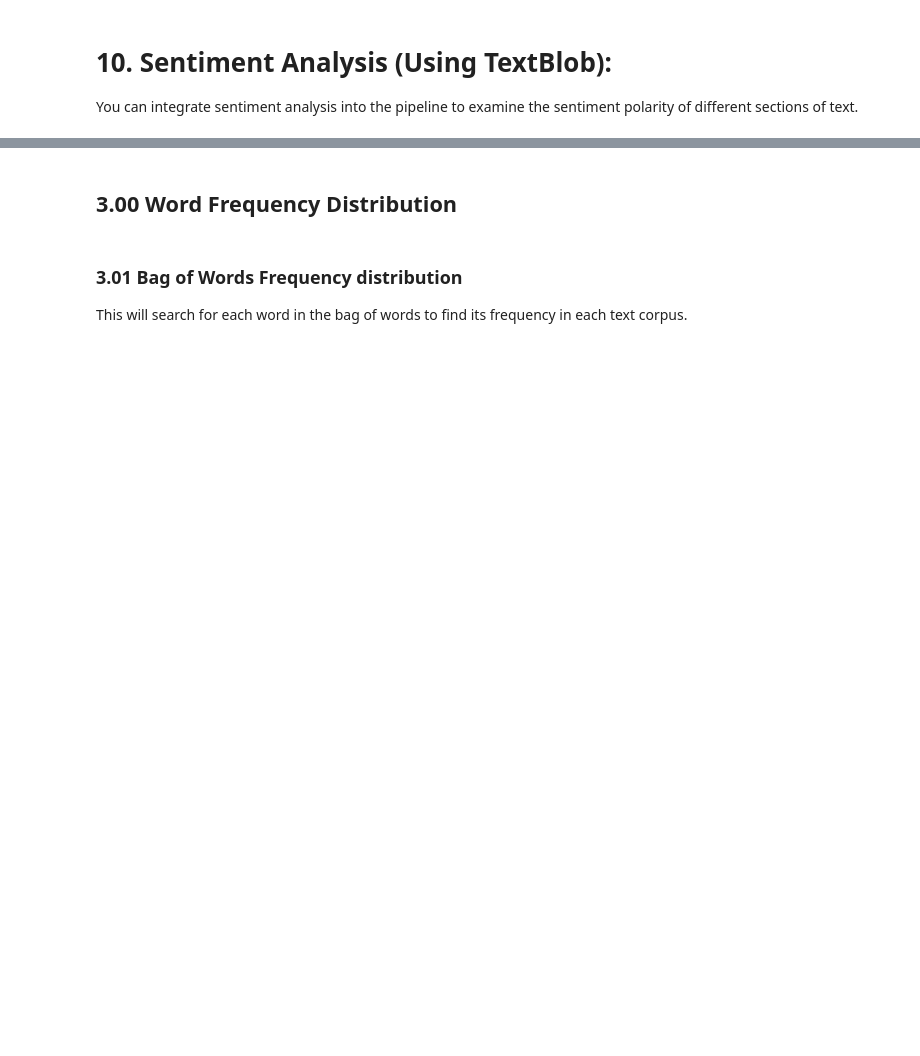
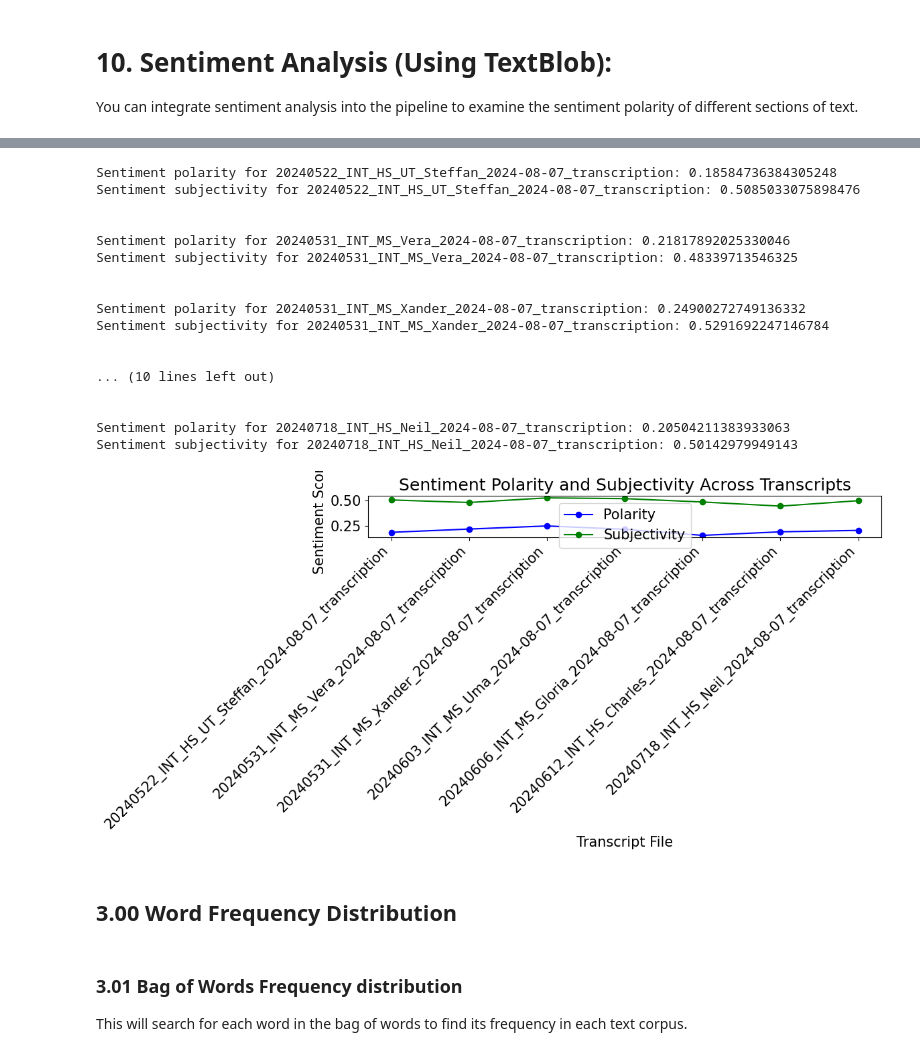
Before and after one commit to mrhallonline/NLP_Pipeline4Researchers, a Jupyter notebook: 03_NLTK_NLP_Pipeline_V6.ipynb, the cells around one changed output, grey strips where cells are left out. Saved outputs shown, nothing was run; the diff lists cells and outputs as text; code cells hidden in the pictures; blank space fills up the shorter version.

```diff
--- a/03_NLTK_NLP_Pipeline_V6.ipynb
+++ b/03_NLTK_NLP_Pipeline_V6.ipynb
@@ -654,9 +1652,17 @@ You can integrate sentiment analysis into the pipeline to examine the sentiment
 # %%
 from textblob import TextBlob
 
-for file_path, text_obj in nltk_texts.items():
-    text = ' '.join(text_obj)  # Convert NLTK Text object back to string for sentiment analysis
-    blob = TextBlob(text)
-    print(f"Sentiment polarity for {file_path}: {blob.sentiment.polarity}")
-    print(f"Sentiment subjectivity for {file_path}: {blob.sentiment.subjectivity}")
-    print("\n")
+# Loop over the processed transcripts
+for df, filename in processed_transcripts:
+    # Retrieve the NLTK Text object from the DataFrame's attributes
+    nltk_text_obj = df.attrs.get('nltk_text_object', None)
+
+    if nltk_text_obj is not None:
+        # Convert NLTK Text object back to string for sentiment analysis
+        text = ' '.join(nltk_text_obj)
+        blob = TextBlob(text)
+        print(f"Sentiment polarity for {filename}: {blob.sentiment.polarity}")
+        print(f"Sentiment subjectivity for {filename}: {blob.sentiment.subjectivity}")
+        print("\n")
+    else:
+        print(f"No NLTK Text object available for {filename}")
@@ -666,45 +1690,71 @@ import matplotlib.pyplot as plt
 import os
 
 # Lists to store results for plotting
 file_paths = []
 polarity_scores = []
 subjectivity_scores = []
 
 # Sentiment analysis using TextBlob
-for file_path, text_obj in nltk_texts.items():
-    text = ' '.join(text_obj)  # Convert NLTK Text object back to string for sentiment analysis
-    blob = TextBlob(text)
+for df, filename in processed_transcripts:
+    # Retrieve the NLTK Text object from the DataFrame's attributes
+    nltk_text_obj = df.attrs.get('nltk_text_object', None)
 
-    # Append the shortened file name (just the last part of the path) and sentiment scores for plotting
-    short_name = os.path.basename(file_path)
-    file_paths.append(short_name)
-    polarity_scores.append(blob.sentiment.polarity)
-    subjectivity_scores.append(blob.sentiment.subjectivity)
+    if nltk_text_obj is not None:
+        # Convert NLTK Text object back to string for sentiment analysis
+        text = ' '.join(nltk_text_obj)
+        blob = TextBlob(text)
 
-    # Print the sentiment analysis results
-    print(f"Sentiment polarity for {file_path}: {blob.sentiment.polarity}")
-    print(f"Sentiment subjectivity for {file_path}: {blob.sentiment.subjectivity}")
-    print("\n")
+        # Append the shortened file name and sentiment scores for plotting
+        short_name = os.path.basename(filename)
+        file_paths.append(short_name)
+        polarity_scores.append(blob.sentiment.polarity)
+        subjectivity_scores.append(blob.sentiment.subjectivity)
+
+        # Print the sentiment analysis results
+        print(f"Sentiment polarity for {filename}: {blob.sentiment.polarity}")
+        print(f"Sentiment subjectivity for {filename}: {blob.sentiment.subjectivity}")
+        print("\n")
+    else:
+        print(f"No NLTK Text object available for {filename}")
 
 # Plotting sentiment polarity and subjectivity
 plt.figure(figsize=(12, 6))  # Increased figure size for better readability
 
 # Plot polarity
 plt.plot(file_paths, polarity_scores, marker='o', label='Polarity', color='blue')
 
 # Plot subjectivity
 plt.plot(file_paths, subjectivity_scores, marker='o', label='Subjectivity', color='green')
 
 # Formatting the plot
 plt.title('Sentiment Polarity and Subjectivity Across Transcripts')
 plt.xlabel('Transcript File')
 plt.ylabel('Sentiment Score')
 plt.xticks(rotation=45, ha='right')  # Rotate x-axis labels for better readability
 plt.legend(loc='best')
 
 # Show the plot
 plt.tight_layout()
 plt.show()
+# %% [output]
+Sentiment polarity for 20240522_INT_HS_UT_Steffan_2024-08-07_transcription: 0.18584736384305248
+Sentiment subjectivity for 20240522_INT_HS_UT_Steffan_2024-08-07_transcription: 0.5085033075898476
+
+
+Sentiment polarity for 20240531_INT_MS_Vera_2024-08-07_transcription: 0.21817892025330046
+Sentiment subjectivity for 20240531_INT_MS_Vera_2024-08-07_transcription: 0.48339713546325
+
+
+Sentiment polarity for 20240531_INT_MS_Xander_2024-08-07_transcription: 0.24900272749136332
+Sentiment subjectivity for 20240531_INT_MS_Xander_2024-08-07_transcription: 0.5291692247146784
+
+
+... (10 lines left out)
+
+
+Sentiment polarity for 20240718_INT_HS_Neil_2024-08-07_transcription: 0.20504211383933063
+Sentiment subjectivity for 20240718_INT_HS_Neil_2024-08-07_transcription: 0.50142979949143
+[figure, added]
 # %% [markdown]
 ## 3.00 Word Frequency Distribution
 # %% [markdown]
```
Also changed, not shown: parts of 59 cells of this notebook, 1 other file.
